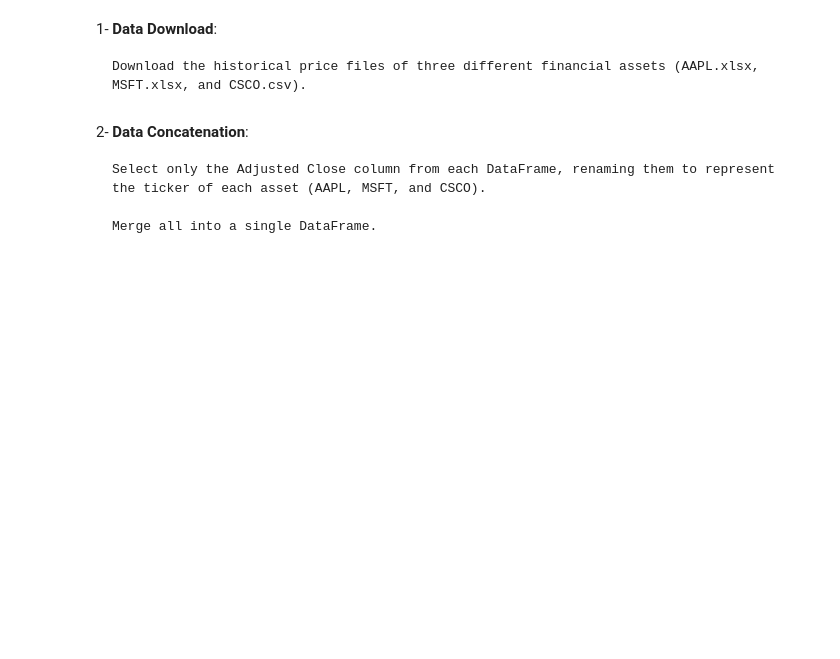
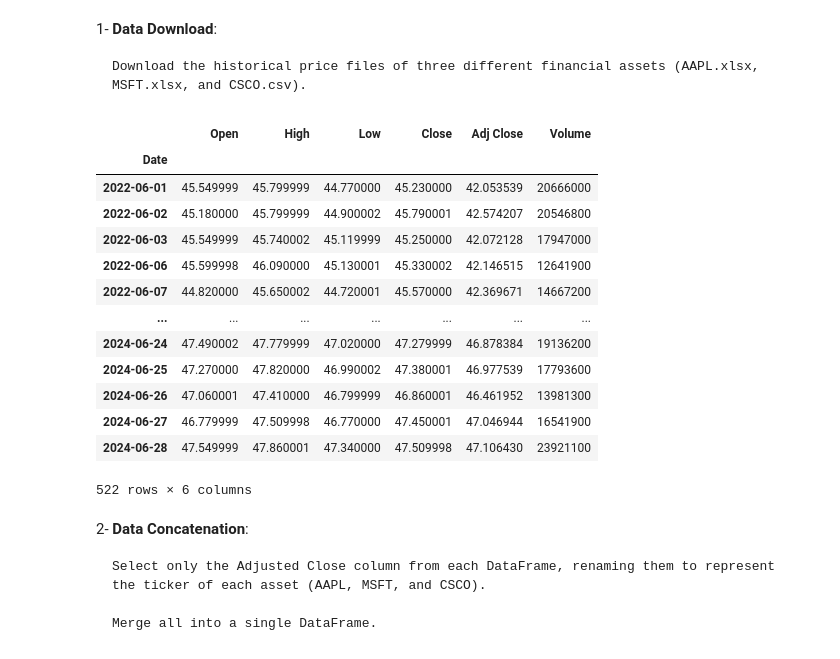
Before and after one commit to alfonso-santos/finanzas-tecnologia-practicas, a Jupyter notebook: src/01_01_Descarga_y_descripción_de_activos_financieros.ipynb, the cells around one changed output. Saved outputs shown, nothing was run; the diff lists cells and outputs as text; code cells hidden in the pictures; blank space fills up the shorter version.

```diff
--- a/src/01_01_Descarga_y_descripción_de_activos_financieros.ipynb
+++ b/src/01_01_Descarga_y_descripción_de_activos_financieros.ipynb
@@ -644,6 +644,24 @@ dtype: int64
     Download the historical price files of three different financial assets (AAPL.xlsx, MSFT.xlsx, and CSCO.csv).
 # %%
 # 1. Cargar los datos desde los archivos en el directorio '../data' y establecer la columna 'Date' como índice
+aapl_path = "https://github.com/alfonso-santos/finanzas-tecnologia-practicas/raw/main/data/AAPL.xlsx"
+msft_path = "https://github.com/alfonso-santos/finanzas-tecnologia-practicas/raw/main/data/MSFT.xlsx"
+csco_path = "https://github.com/alfonso-santos/finanzas-tecnologia-practicas/raw/main/data/CSCO.csv"
+# %% [output]
+|  | Open | High | Low | Close | Adj Close | Volume |
+| Date |  |  |  |  |  |  |
+| 2022-06-01 | 45.549999 | 45.799999 | 44.770000 | 45.230000 | 42.053539 | 20666000 |
+| 2022-06-02 | 45.180000 | 45.799999 | 44.900002 | 45.790001 | 42.574207 | 20546800 |
+| 2022-06-03 | 45.549999 | 45.740002 | 45.119999 | 45.250000 | 42.072128 | 17947000 |
+| 2022-06-06 | 45.599998 | 46.090000 | 45.130001 | 45.330002 | 42.146515 | 12641900 |
+| 2022-06-07 | 44.820000 | 45.650002 | 44.720001 | 45.570000 | 42.369671 | 14667200 |
+| ... | ... | ... | ... | ... | ... | ... |
+| 2024-06-24 | 47.490002 | 47.779999 | 47.020000 | 47.279999 | 46.878384 | 19136200 |
+| 2024-06-25 | 47.270000 | 47.820000 | 46.990002 | 47.380001 | 46.977539 | 17793600 |
+| 2024-06-26 | 47.060001 | 47.410000 | 46.799999 | 46.860001 | 46.461952 | 13981300 |
+| 2024-06-27 | 46.779999 | 47.509998 | 46.770000 | 47.450001 | 47.046944 | 16541900 |
+| 2024-06-28 | 47.549999 | 47.860001 | 47.340000 | 47.509998 | 47.106430 | 23921100 |
+522 rows × 6 columns
 # %% [markdown]
 2- **Data Concatenation**:
 
```
Also changed, not shown: parts of 1 cell of this notebook, 2 other files.
